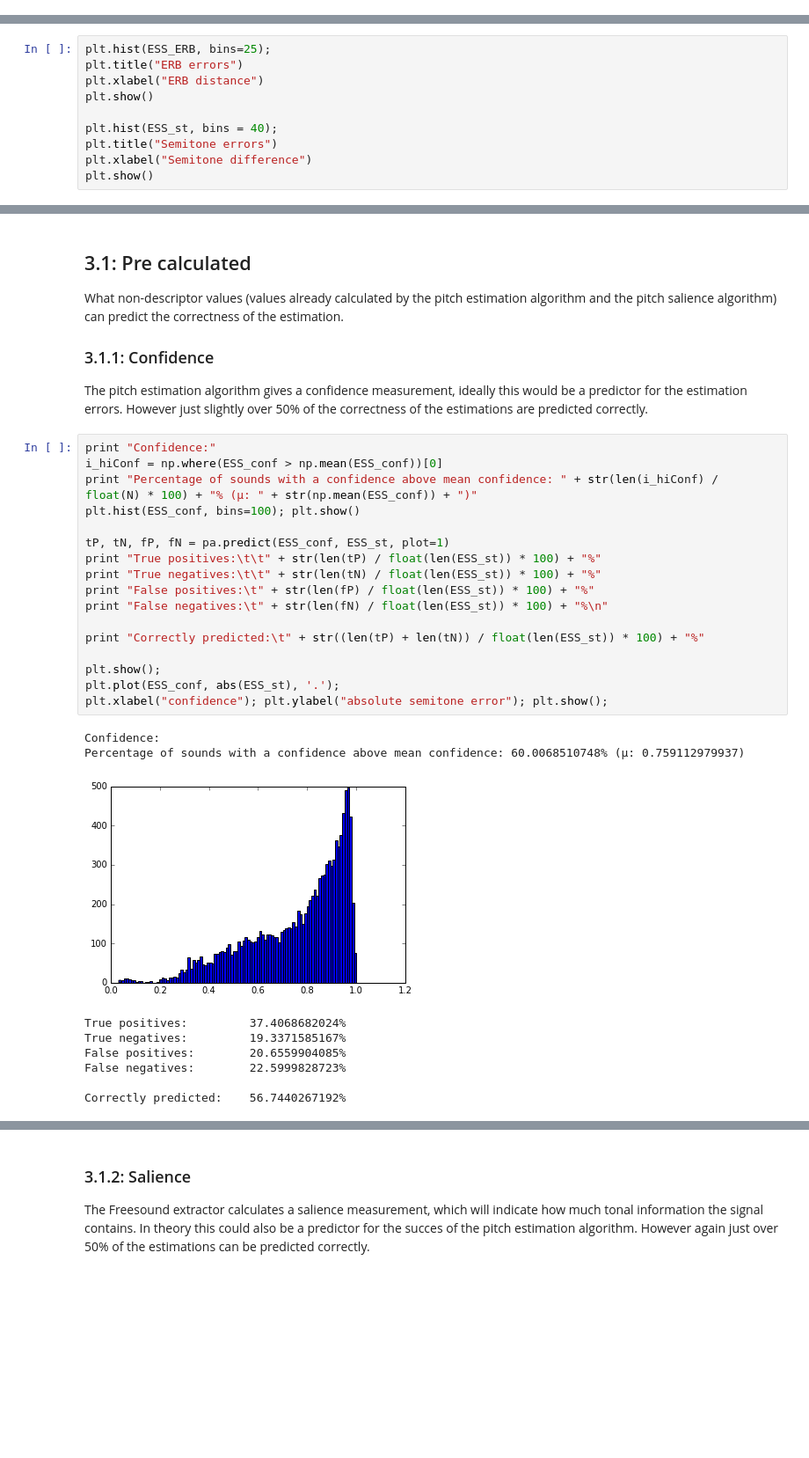
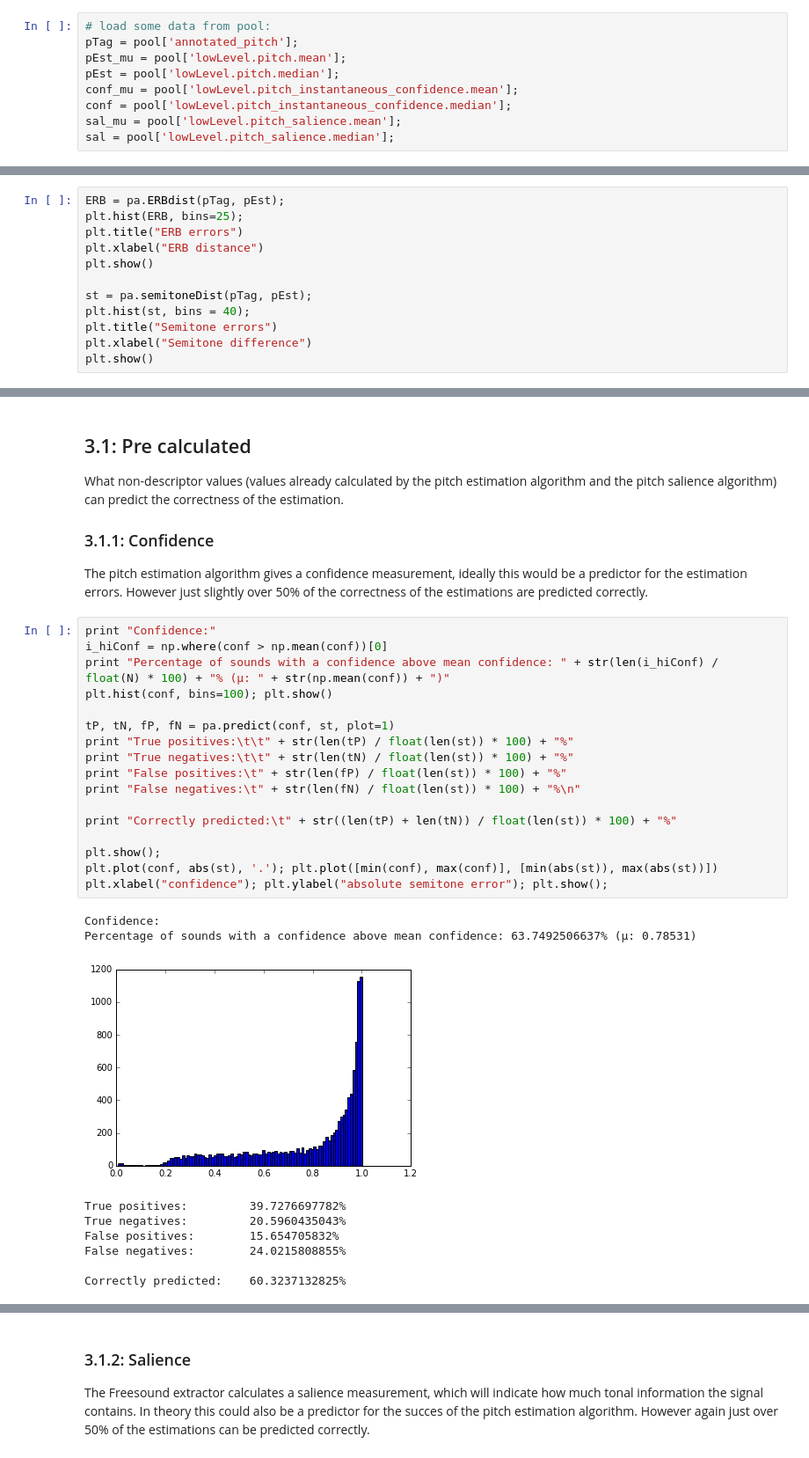
Before and after one commit to akkeh/internship, a Jupyter notebook: pitchEst/notebook/pitchEstimation-Copy1.ipynb, the cells around one changed output, grey strips where cells are left out. Shown at 88% size. Drawn from its saved outputs; the diff is of its cells as text; blank space fills up the shorter version.

```diff
--- a/pitchEst/notebook/pitchEstimation-Copy1.ipynb
+++ b/pitchEst/notebook/pitchEstimation-Copy1.ipynb
@@ -77,6 +70,15 @@ Total sounds:                   11677 sounds
 [figure]
 [figure]
 [figure]
+# %%
+# load some data from pool:
+pTag = pool['annotated_pitch'];
+pEst_mu = pool['lowLevel.pitch.mean'];
+pEst = pool['lowLevel.pitch.median'];
+conf_mu = pool['lowLevel.pitch_instantaneous_confidence.mean'];
+conf = pool['lowLevel.pitch_instantaneous_confidence.median'];
+sal_mu = pool['lowLevel.pitch_salience.mean'];
+sal = pool['lowLevel.pitch_salience.median'];
 # %% [markdown]
 ### 1.1.2: Sampling of the soundpacks:
 What clearly stands out is that most of the sounds come from the user Modular Samples and the Philharmonia library. As the results of the pitch estimation can be dependent on the characteristics of the types of sounds and the manner in which they are recorded, the results can be influenced heavily by the characteristics and recording manner of these sounds. For this reason the error values of the Modular Samples and Philharmonia sounds will be averaged over several samples taken from all their sounds.
@@ -261,10 +277,12 @@ Total error:                    285.546960191 Hz,       (σ: 519.280088474) Hz
 # %%
-plt.hist(ESS_ERB, bins=25);
+ERB = pa.ERBdist(pTag, pEst);
+plt.hist(ERB, bins=25);
 plt.title("ERB errors")
 plt.xlabel("ERB distance")
 plt.show()
 
-plt.hist(ESS_st, bins = 40);
+st = pa.semitoneDist(pTag, pEst);
+plt.hist(st, bins = 40);
 plt.title("Semitone errors")
 plt.xlabel("Semitone difference")
 plt.show()
@@ -411,28 +435,28 @@ What non-descriptor values (values already calculated by the pitch estimation al
 The pitch estimation algorithm gives a confidence measurement, ideally this would be a predictor for the estimation errors. However just slightly over 50% of the correctness of the estimations are predicted correctly.
 # %%
 print "Confidence:"
-i_hiConf = np.where(ESS_conf > np.mean(ESS_conf))[0]
-print "Percentage of sounds with a confidence above mean confidence: " + str(len(i_hiConf) / float(N) * 100) + "% (μ: " + str(np.mean(ESS_conf)) + ")"
-plt.hist(ESS_conf, bins=100); plt.show()
+i_hiConf = np.where(conf > np.mean(conf))[0]
+print "Percentage of sounds with a confidence above mean confidence: " + str(len(i_hiConf) / float(N) * 100) + "% (μ: " + str(np.mean(conf)) + ")"
+plt.hist(conf, bins=100); plt.show()
 
-tP, tN, fP, fN = pa.predict(ESS_conf, ESS_st, plot=1)
-print "True positives:\t\t" + str(len(tP) / float(len(ESS_st)) * 100) + "%"
-print "True negatives:\t\t" + str(len(tN) / float(len(ESS_st)) * 100) + "%"
-print "False positives:\t" + str(len(fP) / float(len(ESS_st)) * 100) + "%"
-print "False negatives:\t" + str(len(fN) / float(len(ESS_st)) * 100) + "%\n"
+tP, tN, fP, fN = pa.predict(conf, st, plot=1)
+print "True positives:\t\t" + str(len(tP) / float(len(st)) * 100) + "%"
+print "True negatives:\t\t" + str(len(tN) / float(len(st)) * 100) + "%"
+print "False positives:\t" + str(len(fP) / float(len(st)) * 100) + "%"
+print "False negatives:\t" + str(len(fN) / float(len(st)) * 100) + "%\n"
 
-print "Correctly predicted:\t" + str((len(tP) + len(tN)) / float(len(ESS_st)) * 100) + "%"
+print "Correctly predicted:\t" + str((len(tP) + len(tN)) / float(len(st)) * 100) + "%"
 
 plt.show();
-plt.plot(ESS_conf, abs(ESS_st), '.');
+plt.plot(conf, abs(st), '.'); plt.plot([min(conf), max(conf)], [min(abs(st)), max(abs(st))])
 plt.xlabel("confidence"); plt.ylabel("absolute semitone error"); plt.show();
 # %% [output]
 Confidence:
-Percentage of sounds with a confidence above mean confidence: 60.0068510748% (μ: 0.759112979937)
+Percentage of sounds with a confidence above mean confidence: 63.7492506637% (μ: 0.78531)
-[figure, old version]
+[figure, new version]
-True positives:         37.4068682024%
-True negatives:         19.3371585167%
-False positives:        20.6559904085%
-False negatives:        22.5999828723%
+True positives:         39.7276697782%
+True negatives:         20.5960435043%
+False positives:        15.654705832%
+False negatives:        24.0215808855%
 
-Correctly predicted:    56.7440267192%
+Correctly predicted:    60.3237132825%
```
Also changed, not shown: parts of 20 cells of this notebook, 2 other files.
